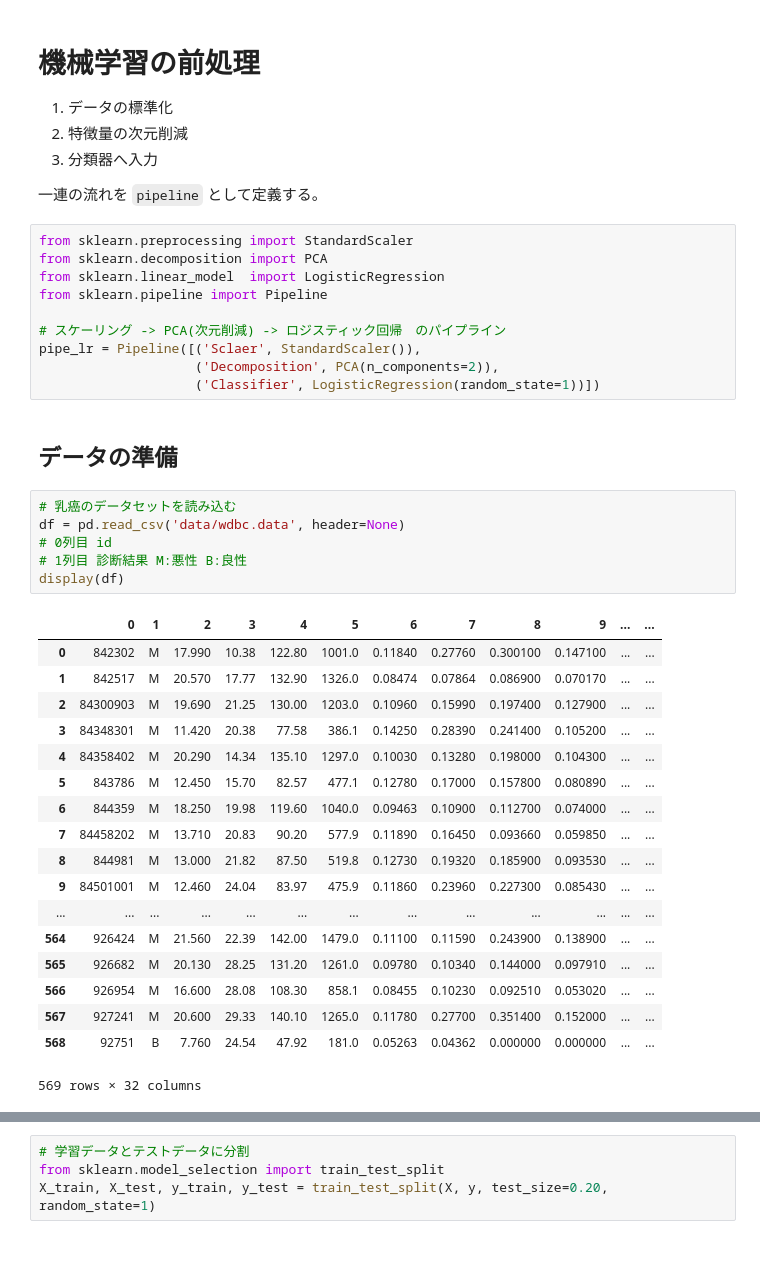
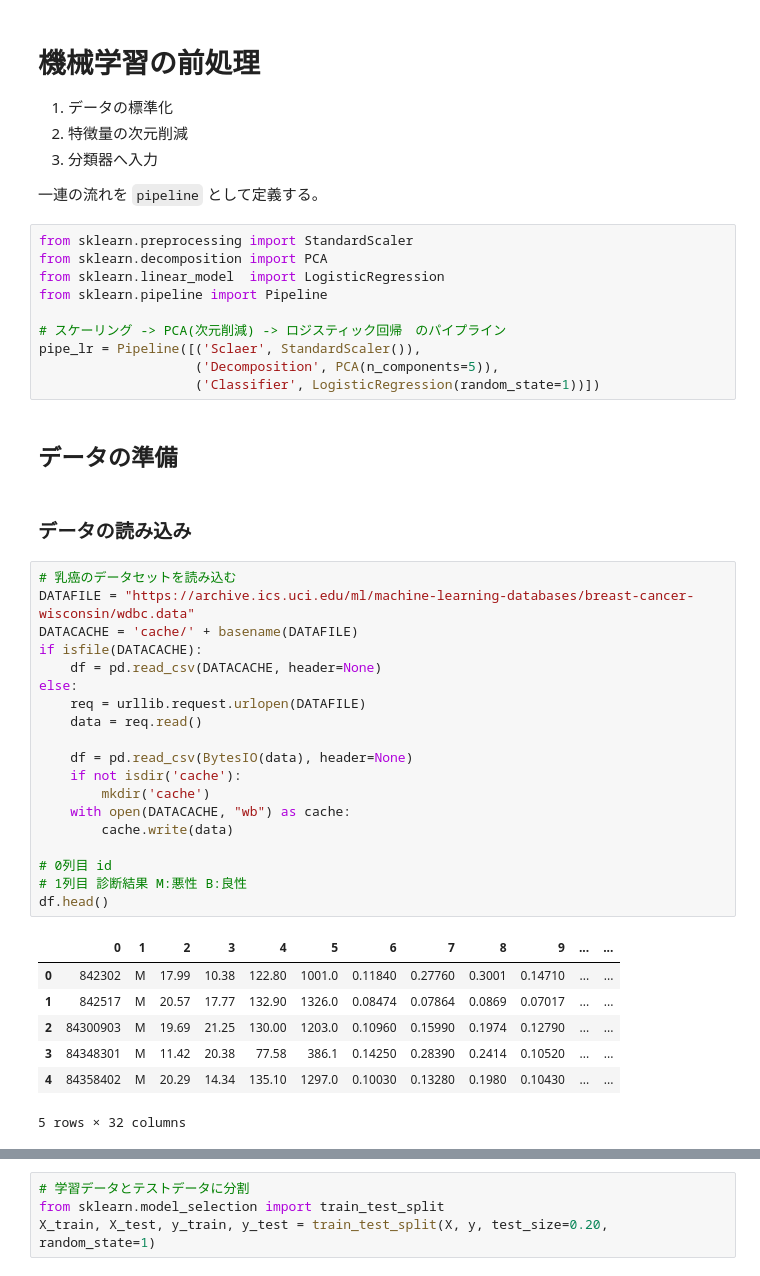
Before and after one commit to kimura-synthesis/PMLP, a Jupyter notebook: notebook/Chapter06.ipynb, the cells around one changed output, grey strips where cells are left out. Saved outputs shown, nothing was run; the diff lists cells and outputs as text; blank space fills up the shorter version.

```diff
--- a/notebook/Chapter06.ipynb
+++ b/notebook/Chapter06.ipynb
@@ -31,32 +34,36 @@ from sklearn.pipeline import Pipeline
 
 # スケーリング -> PCA(次元削減) -> ロジスティック回帰　のパイプライン
 pipe_lr = Pipeline([('Sclaer', StandardScaler()),
-                    ('Decomposition', PCA(n_components=2)),
+                    ('Decomposition', PCA(n_components=5)),
                     ('Classifier', LogisticRegression(random_state=1))])
 # %% [markdown]
 ## データの準備
-# %%
-# 乳癌のデータセットを読み込む
-df = pd.read_csv('data/wdbc.data', header=None)
-# 0列目 id
-# 1列目 診断結果 M:悪性 B:良性
-display(df)
-# %% [output]
-|  | 0 | 1 | 2 | 3 | 4 | 5 | 6 | 7 | 8 | 9 | ... | ... |
-| 0 | 842302 | M | 17.990 | 10.38 | 122.80 | 1001.0 | 0.11840 | 0.27760 | 0.300100 | 0.147100 | ... | ... |
-| 1 | 842517 | M | 20.570 | 17.77 | 132.90 | 1326.0 | 0.08474 | 0.07864 | 0.086900 | 0.070170 | ... | ... |
-| 2 | 84300903 | M | 19.690 | 21.25 | 130.00 | 1203.0 | 0.10960 | 0.15990 | 0.197400 | 0.127900 | ... | ... |
-| 3 | 84348301 | M | 11.420 | 20.38 | 77.58 | 386.1 | 0.14250 | 0.28390 | 0.241400 | 0.105200 | ... | ... |
-| 4 | 84358402 | M | 20.290 | 14.34 | 135.10 | 1297.0 | 0.10030 | 0.13280 | 0.198000 | 0.104300 | ... | ... |
-| 5 | 843786 | M | 12.450 | 15.70 | 82.57 | 477.1 | 0.12780 | 0.17000 | 0.157800 | 0.080890 | ... | ... |
-| 6 | 844359 | M | 18.250 | 19.98 | 119.60 | 1040.0 | 0.09463 | 0.10900 | 0.112700 | 0.074000 | ... | ... |
-| 7 | 84458202 | M | 13.710 | 20.83 | 90.20 | 577.9 | 0.11890 | 0.16450 | 0.093660 | 0.059850 | ... | ... |
-| 8 | 844981 | M | 13.000 | 21.82 | 87.50 | 519.8 | 0.12730 | 0.19320 | 0.185900 | 0.093530 | ... | ... |
-| 9 | 84501001 | M | 12.460 | 24.04 | 83.97 | 475.9 | 0.11860 | 0.23960 | 0.227300 | 0.085430 | ... | ... |
-| ... | ... | ... | ... | ... | ... | ... | ... | ... | ... | ... | ... | ... |
-| 564 | 926424 | M | 21.560 | 22.39 | 142.00 | 1479.0 | 0.11100 | 0.11590 | 0.243900 | 0.138900 | ... | ... |
-| 565 | 926682 | M | 20.130 | 28.25 | 131.20 | 1261.0 | 0.09780 | 0.10340 | 0.144000 | 0.097910 | ... | ... |
-| 566 | 926954 | M | 16.600 | 28.08 | 108.30 | 858.1 | 0.08455 | 0.10230 | 0.092510 | 0.053020 | ... | ... |
-| 567 | 927241 | M | 20.600 | 29.33 | 140.10 | 1265.0 | 0.11780 | 0.27700 | 0.351400 | 0.152000 | ... | ... |
-| 568 | 92751 | B | 7.760 | 24.54 | 47.92 | 181.0 | 0.05263 | 0.04362 | 0.000000 | 0.000000 | ... | ... |
-569 rows × 32 columns
+# %% [markdown]
+### データの読み込み
+# %%
+# 乳癌のデータセットを読み込む
+DATAFILE = "https://archive.ics.uci.edu/ml/machine-learning-databases/breast-cancer-wisconsin/wdbc.data"
+DATACACHE = 'cache/' + basename(DATAFILE)
+if isfile(DATACACHE):
+    df = pd.read_csv(DATACACHE, header=None)
+else:
+    req = urllib.request.urlopen(DATAFILE)
+    data = req.read()
+
+    df = pd.read_csv(BytesIO(data), header=None)
+    if not isdir('cache'):
+        mkdir('cache')
+    with open(DATACACHE, "wb") as cache:
+        cache.write(data)
+
+# 0列目 id
+# 1列目 診断結果 M:悪性 B:良性
+df.head()
+# %% [output]
+|  | 0 | 1 | 2 | 3 | 4 | 5 | 6 | 7 | 8 | 9 | ... | ... |
+| 0 | 842302 | M | 17.99 | 10.38 | 122.80 | 1001.0 | 0.11840 | 0.27760 | 0.3001 | 0.14710 | ... | ... |
+| 1 | 842517 | M | 20.57 | 17.77 | 132.90 | 1326.0 | 0.08474 | 0.07864 | 0.0869 | 0.07017 | ... | ... |
+| 2 | 84300903 | M | 19.69 | 21.25 | 130.00 | 1203.0 | 0.10960 | 0.15990 | 0.1974 | 0.12790 | ... | ... |
+| 3 | 84348301 | M | 11.42 | 20.38 | 77.58 | 386.1 | 0.14250 | 0.28390 | 0.2414 | 0.10520 | ... | ... |
+| 4 | 84358402 | M | 20.29 | 14.34 | 135.10 | 1297.0 | 0.10030 | 0.13280 | 0.1980 | 0.10430 | ... | ... |
+5 rows × 32 columns
```
Also changed, not shown: parts of 20 cells of this notebook.
